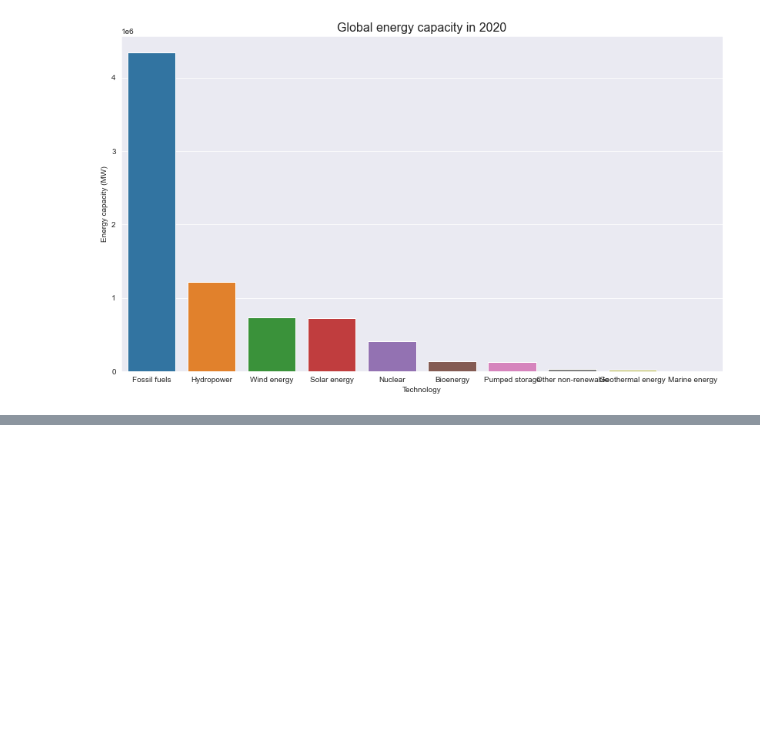
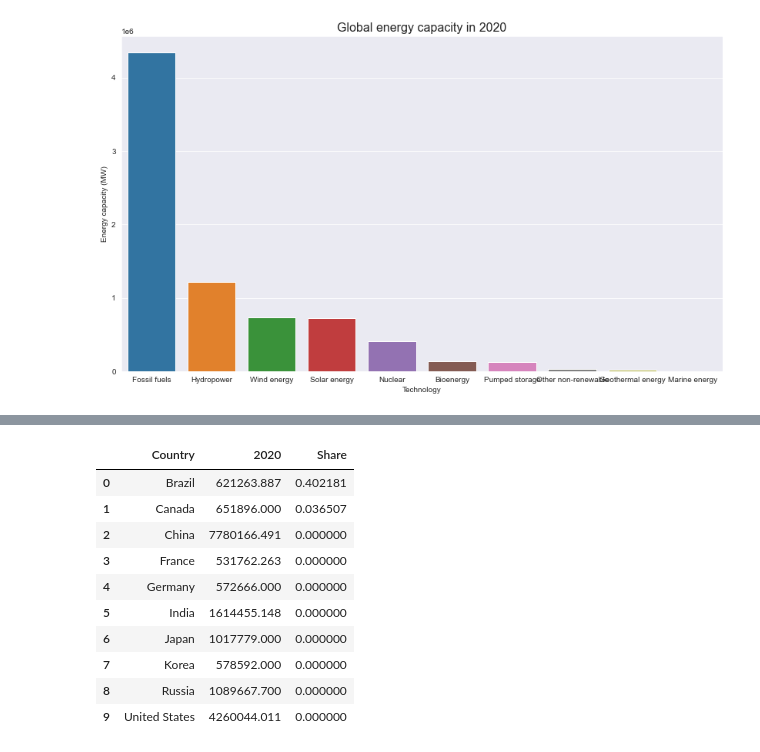
Before and after one commit to tomhtlnd/energy-transition-in-data, a Jupyter notebook: energy transition.ipynb, the cells around one changed output, grey strips where cells are left out. Saved outputs shown, nothing was run; the diff lists cells and outputs as text; code cells hidden in the pictures; blank space fills up the shorter version.

```diff
--- a/energy transition.ipynb
+++ b/energy transition.ipynb
@@ -103,0 +157,14 @@ plt.show()
+# %%
+top10_sum
+# %% [output]
+|  | Country | 2020 | Share |
+| 0 | Brazil | 621263.887 | 0.402181 |
+| 1 | Canada | 651896.000 | 0.036507 |
+| 2 | China | 7780166.491 | 0.000000 |
+| 3 | France | 531762.263 | 0.000000 |
+| 4 | Germany | 572666.000 | 0.000000 |
+| 5 | India | 1614455.148 | 0.000000 |
+| 6 | Japan | 1017779.000 | 0.000000 |
+| 7 | Korea | 578592.000 | 0.000000 |
+| 8 | Russia | 1089667.700 | 0.000000 |
+| 9 | United States | 4260044.011 | 0.000000 |
```
Also changed, not shown: parts of 5 cells of this notebook, 10 other files.
